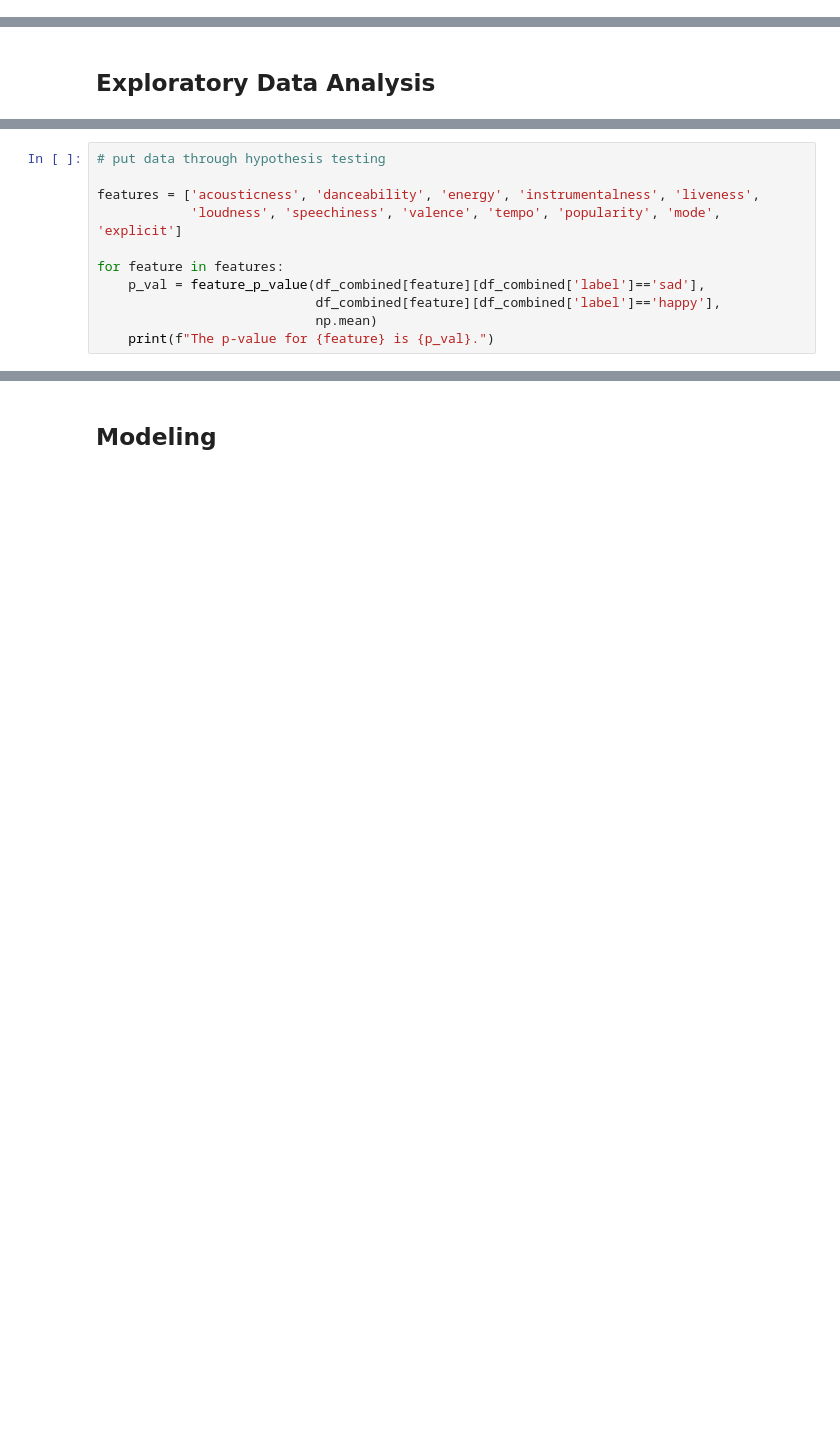
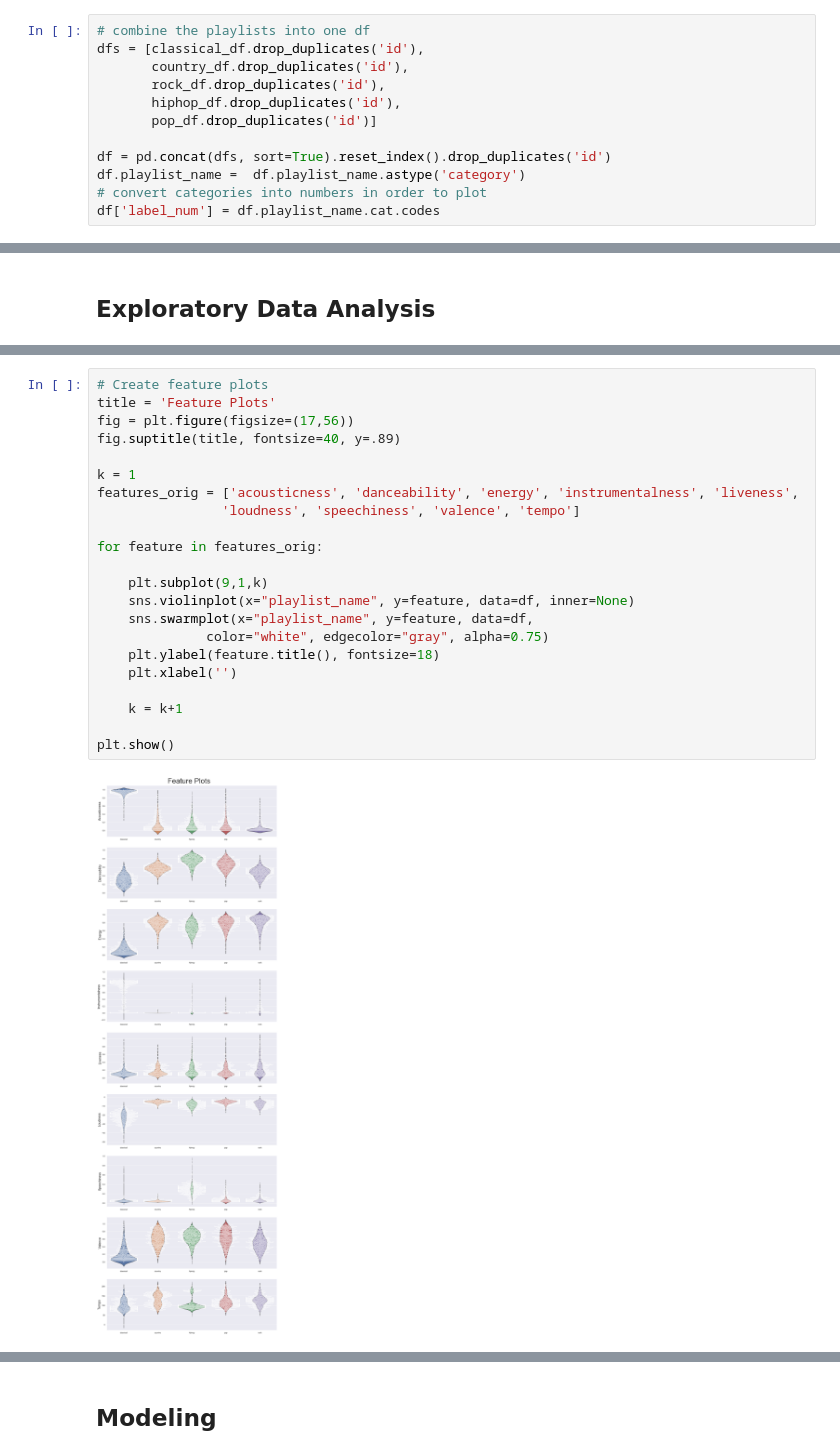
Before and after one commit to htalasan/Springboard, a Jupyter notebook: Capstone Project 1/Capstone Project 1 Notebook.ipynb, the cells around one changed output, grey strips where cells are left out. Cells and saved outputs as stored; diff of their text form; blank space fills up the shorter version.

```diff
--- a/Capstone Project 1/Capstone Project 1 Notebook.ipynb
+++ b/Capstone Project 1/Capstone Project 1 Notebook.ipynb
@@ -206,0 +83,12 @@ The following sections will hopefully answer these questions.
+# %%
+# combine the playlists into one df
+dfs = [classical_df.drop_duplicates('id'),
+       country_df.drop_duplicates('id'),
+       rock_df.drop_duplicates('id'),
+       hiphop_df.drop_duplicates('id'),
+       pop_df.drop_duplicates('id')]
+
+df = pd.concat(dfs, sort=True).reset_index().drop_duplicates('id')
+df.playlist_name =  df.playlist_name.astype('category')
+# convert categories into numbers in order to plot
+df['label_num'] = df.playlist_name.cat.codes
@@ -288,11 +99,0 @@ Hypothesis parameters:
-# %%
-# put data through hypothesis testing
-
-features = ['acousticness', 'danceability', 'energy', 'instrumentalness', 'liveness',
-            'loudness', 'speechiness', 'valence', 'tempo', 'popularity', 'mode', 'explicit']
-
-for feature in features:
-    p_val = feature_p_value(df_combined[feature][df_combined['label']=='sad'],
-                            df_combined[feature][df_combined['label']=='happy'],
-                            np.mean)
-    print(f"The p-value for {feature} is {p_val}.")
@@ -313,0 +130,24 @@ The above hypothesis testing for each of the mentioned features suggest accordin
+# %%
+# Create feature plots
+title = 'Feature Plots'
+fig = plt.figure(figsize=(17,56))
+fig.suptitle(title, fontsize=40, y=.89)
+
+k = 1
+features_orig = ['acousticness', 'danceability', 'energy', 'instrumentalness', 'liveness',
+                'loudness', 'speechiness', 'valence', 'tempo']
+
+for feature in features_orig:
+
+    plt.subplot(9,1,k)
+    sns.violinplot(x="playlist_name", y=feature, data=df, inner=None)
+    sns.swarmplot(x="playlist_name", y=feature, data=df,
+              color="white", edgecolor="gray", alpha=0.75)
+    plt.ylabel(feature.title(), fontsize=18)
+    plt.xlabel('')
+
+    k = k+1
+
+plt.show()
+# %% [output]
+[figure, added]
```
Also changed, not shown: parts of 86 cells of this notebook, 11 other files.
